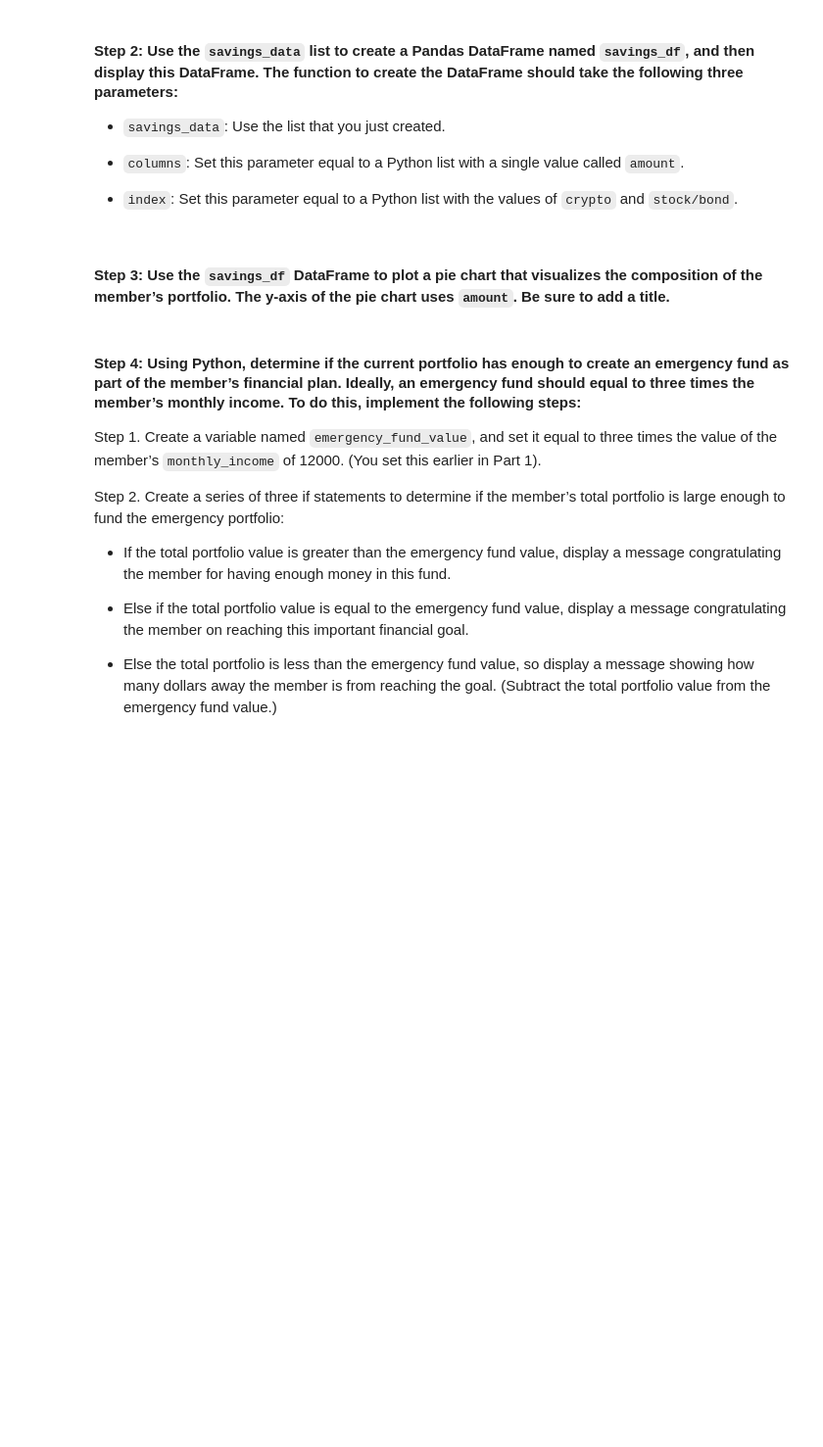
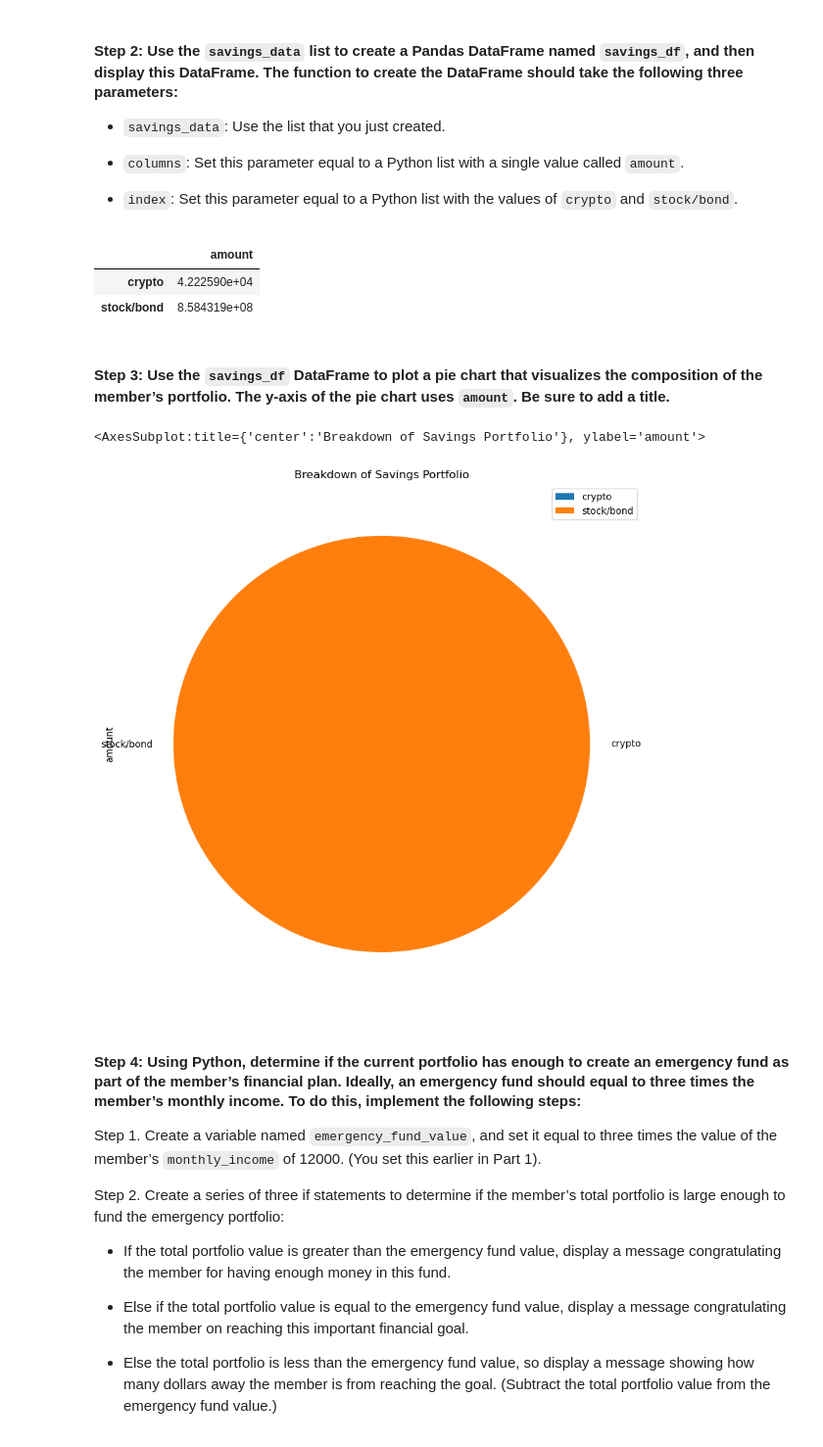
Before and after one commit to reiccv/Module_5_Challenge, a Jupyter notebook: financial_planning_tools.ipynb, the cells around one changed output. Shown: that part at 98% size. Drawn from its saved outputs; the diff is of its cells as text; code cells hidden in the pictures; blank space fills up the shorter version.

```diff
--- a/financial_planning_tools.ipynb
+++ b/financial_planning_tools.ipynb
@@ -271,6 +271,6 @@ SyntaxError: invalid syntax (354044325.py, line 2)
 # %%
 # Calculate the current value of the stock portion of the portfolio
-spy_value = # YOUR CODE HERE
+spy_value = spy_shares * spy_close_price
 
 # Print the current value of the stock portfolio
-# YOUR CODE HERE
+print(f"The current value of the stock portfolio is ${spy_value:.2f}")
@@ -277,6 +279,6 @@ spy_value = # YOUR CODE HERE
 # %%
 # Calculate the total value of the stock and bond portion of the portfolio
-total_stocks_bonds = # YOUR CODE HERE
+total_stocks_bonds = spy_value * agg_value
 
 # Print the current balance of the stock and bond portion of the portfolio
-# YOUR CODE HERE
+print(f"The total balance of the stock and bond portfolio is ${total_stocks_bonds:.2f}")
@@ -319,7 +325,7 @@ In this section, you’ll use the valuations for the cryptocurrency wallet and f
 #### Step 1: Create a Python list named `savings_data` that has two elements. The first element contains the total value of the cryptocurrency wallet. The second element contains the total value of the stock and bond portions of the portfolio.
 # %%
 # Consolidate financial assets data into a Python list
-# YOUR CODE HERE
+savings_data = [total_crypto_wallet, total_stocks_bonds]
 
 # Review the Python list savings_data
-# YOUR CODE HERE
+print(savings_data)
@@ -333,15 +341,22 @@ In this section, you’ll use the valuations for the cryptocurrency wallet and f
 - `index`: Set this parameter equal to a Python list with the values of `crypto` and `stock/bond`.
 # %%
 # Create a Pandas DataFrame called savings_df
-# YOUR CODE HERE
+savings_df = pd.DataFrame(savings_data, columns=["amount"], index=["crypto", "stock/bond"])
 
 # Display the savings_df DataFrame
-# YOUR CODE HERE
+savings_df
+# %% [output]
+|  | amount |
+| crypto | 4.222590e+04 |
+| stock/bond | 8.584319e+08 |
 # %% [markdown]
 #### Step 3: Use the `savings_df` DataFrame to plot a pie chart that visualizes the composition of the member’s portfolio. The y-axis of the pie chart uses `amount`. Be sure to add a title.
 # %%
 # Plot the total value of the member's portfolio (crypto and stock/bond) in a pie chart
-# YOUR CODE HERE
+savings_df.plot.pie(title="Breakdown of Savings Portfolio", figsize=(15, 10), y="amount")
+# %% [output]
+<AxesSubplot:title={'center':'Breakdown of Savings Portfolio'}, ylabel='amount'>
+[figure, added]
 # %% [markdown]
 #### Step 4: Using Python, determine if the current portfolio has enough to create an emergency fund as part of the member’s financial plan. Ideally, an emergency fund should equal to three times the member’s monthly income. To do this, implement the following steps:
 
```
Also changed, not shown: parts of 19 cells of this notebook.
